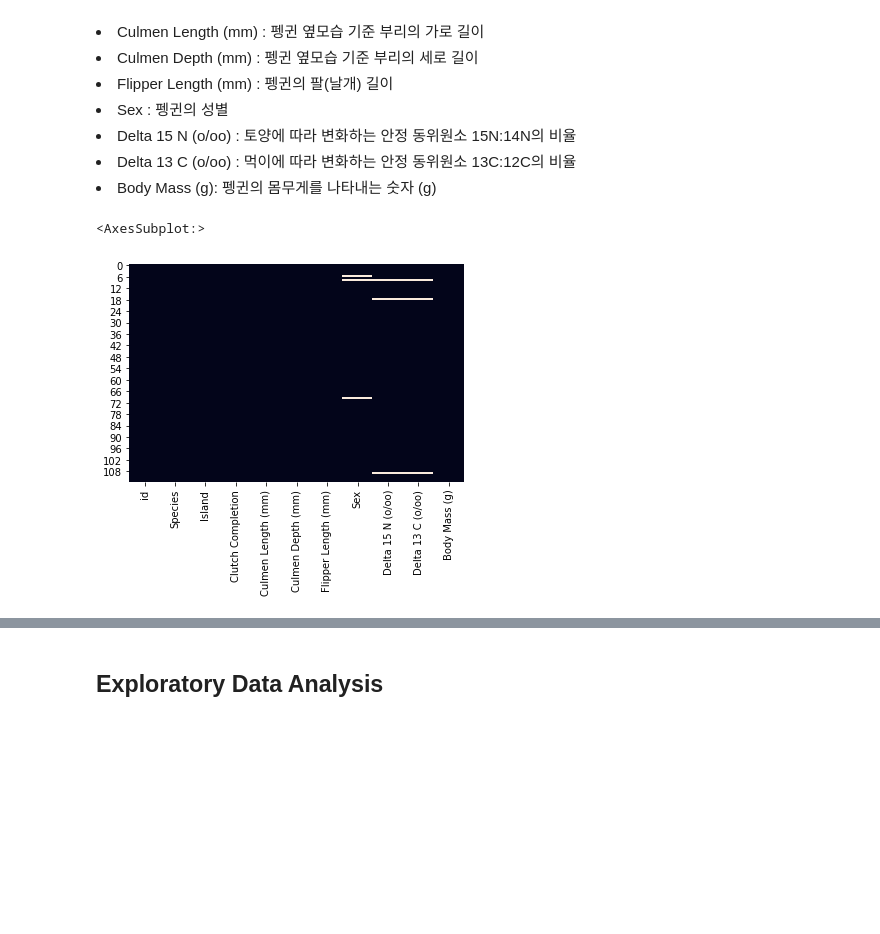
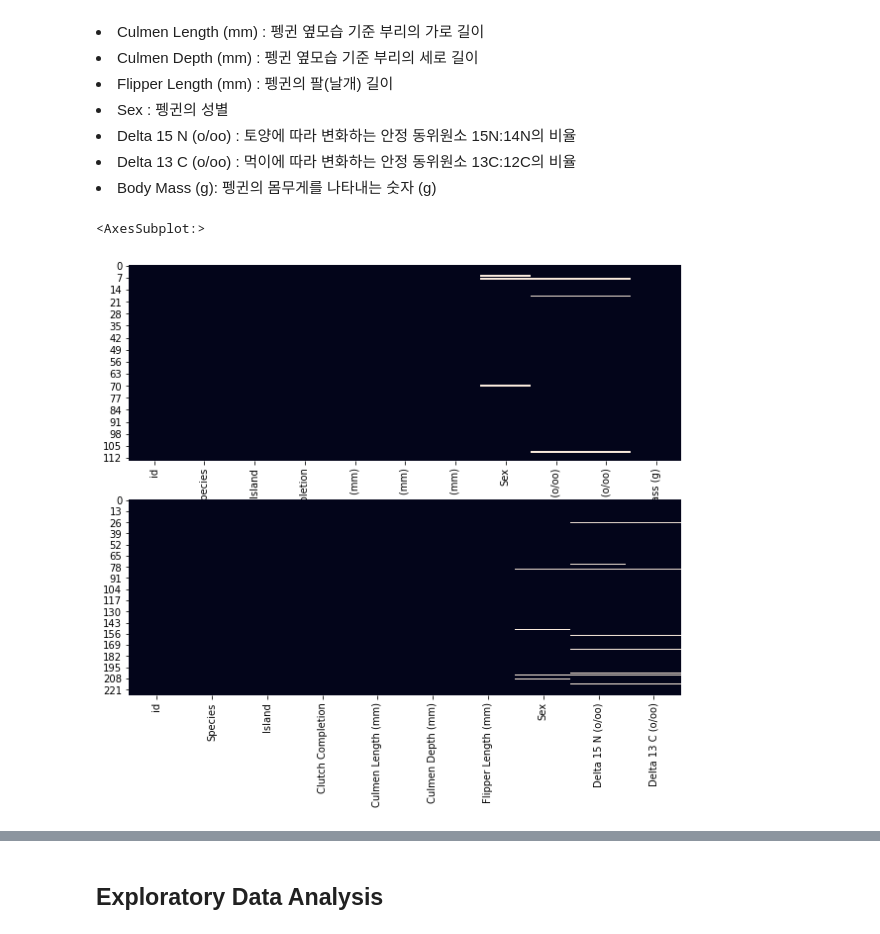
Before and after one commit to yoon-seul/DataAnalysis, a Jupyter notebook: Dacon-Penguin.ipynb, the cells around one changed output, grey strips where cells are left out. Cells and saved outputs as stored; diff of their text form; code cells hidden in the pictures; blank space fills up the shorter version.

```diff
--- a/Dacon-Penguin.ipynb
+++ b/Dacon-Penguin.ipynb
@@ -61,8 +61,12 @@ memory usage: 9.9+ KB
 <li>Delta 13 C (o/oo) : 먹이에 따라 변화하는 안정 동위원소 13C:12C의 비율</li>
 <li>Body Mass (g): 펭귄의 몸무게를 나타내는 숫자 (g)</li>
 # %%
+plt.figure(figsize=(10,8))
+plt.subplot(2,1,1)
 sns.heatmap(train.isna(),cbar=False)
+plt.subplot(2,1,2)
+sns.heatmap(test.isna(),cbar=False)
 # %% [output]
 <AxesSubplot:>
-[figure, old version]
+[figure, new version]
 # %%
```
Also changed, not shown: parts of 10 cells of this notebook.
